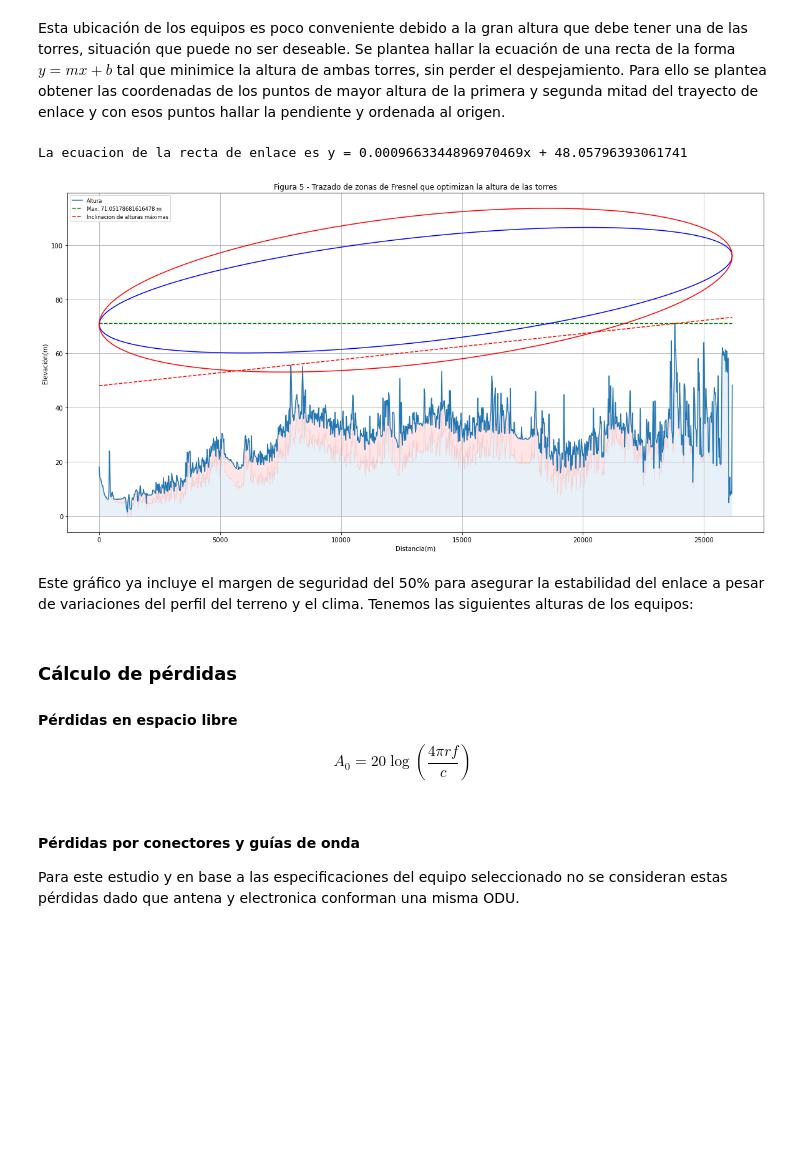
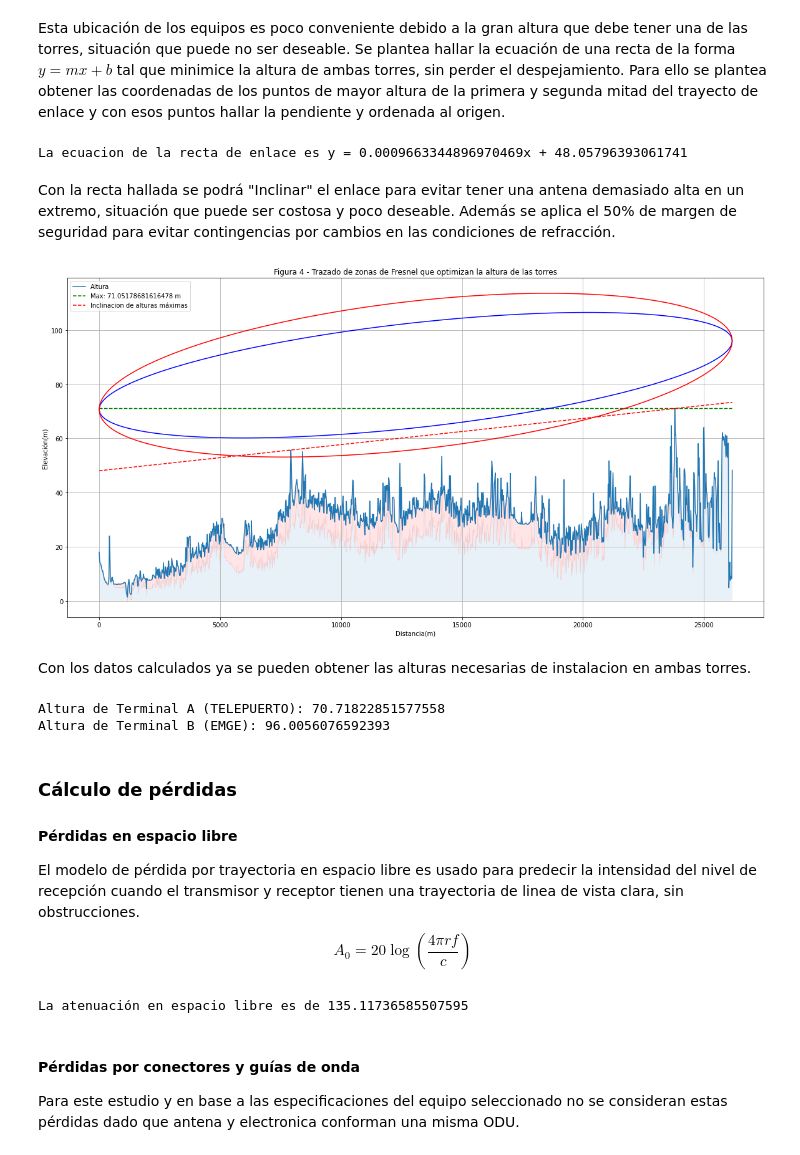
Before and after one commit to carlosmgc2003/calculo_enlace, a Jupyter notebook: tp_calculo_enlace.ipynb, the cells around one changed output. Drawn from its saved outputs; the diff is of its cells as text; code cells hidden in the pictures; blank space fills up the shorter version.

```diff
--- a/tp_calculo_enlace.ipynb
+++ b/tp_calculo_enlace.ipynb
@@ -241,62 +241,74 @@ Esta ubicación de los equipos es poco conveniente debido a la gran altura que d
 puede no ser deseable. Se plantea hallar la ecuación de una recta de la forma $ y = mx + b $ tal que minimice la altura de
 ambas torres, sin perder el despejamiento. Para ello se plantea obtener las coordenadas de los puntos de mayor altura de
  la primera y segunda mitad del trayecto de enlace y con esos puntos hallar la pendiente y ordenada al origen.
+# %%
+# Busqueda de la recta que optimice las alturas de las torres aplicandole inclinacion al enlace
+def hallar_recta(datos):
+    #Funcion que dado un datagrama con datos de altura devuelve los parametros de la recta de maximas alturas
+    alturas = np.array(datos['Z_equivalente'])
+    primer_mitad, segunda_mitad = np.array_split(alturas, 2)
+    y1 = primer_mitad.max()
+    y2 = segunda_mitad.max()
+    x1 = datos.loc[datos['Z_equivalente'] == y1, 'PROGRESIVA'].iloc[0]
+    x2 = datos.loc[datos['Z_equivalente'] == y2, 'PROGRESIVA'].iloc[0]
+    m = (y2 - y1)/(x2 - x1)
+    b = y1 - (m * x1)
+    return m,b,y1,y2
+m,b,y1,y2 = hallar_recta(datos)
+print(f'La ecuacion de la recta de enlace es y = {m}x + {b}')
+# %% [output]
+La ecuacion de la recta de enlace es y = 0.0009663344896970469x + 48.05796393061741
+# %% [markdown]
+Con la recta hallada se podrá "Inclinar" el enlace para evitar tener una antena demasiado alta en un extremo, situación
+que puede ser costosa y poco deseable. Además se aplica el 50% de margen de seguridad para evitar contingencias por cambios
+en las condiciones de refracción.
 # %%
-# Busqueda de la recta que optimice las alturas de las torres aplicandole inclinacion al enlace
-def hallar_recta(datos):
-    #Funcion que dado un datagrama con datos de altura devuelve los parametros de la recta de maximas alturas
-    alturas = np.array(datos['Z_equivalente'])
-    primer_mitad, segunda_mitad = np.array_split(alturas, 2)
-    y1 = primer_mitad.max()
-    y2 = segunda_mitad.max()
-    x1 = datos.loc[datos['Z_equivalente'] == y1, 'PROGRESIVA'].iloc[0]
-    x2 = datos.loc[datos['Z_equivalente'] == y2, 'PROGRESIVA'].iloc[0]
-    m = (y2 - y1)/(x2 - x1)
-    b = y1 - (m * x1)
-    return m,b,y1,y2
-m,b,y1,y2 = hallar_recta(datos)
-print(f'La ecuacion de la recta de enlace es y = {m}x + {b}')
-
 # Como ahora al inclinar el enlace se afecta el despejamiento en otro punto del mismo se debe calcular nuevamente
 despejamiento_segunda_zf = (datos.loc[datos['Z_equivalente'] == y1, 'segunda_zf_inf'].iloc[0] -
                             datos.loc[datos['Z_equivalente'] == y1, 'primera_zf_inf'].iloc[0]) * 0.7
 # Margen de seguridad del 50%
 despejamiento_segunda_zf -= despejamiento_segunda_zf * 0.5
 elevacion = abs(datos.loc[datos['Z_equivalente'] == y1, 'segunda_zf_inf'].iloc[0]  - despejamiento_segunda_zf)
 datos['linea_optima'] = m * datos['PROGRESIVA'] + b
+# Graficación del resultado
 fig = plt.figure(figsize=(20,10))
 plt.plot('PROGRESIVA','Z_equivalente', data=datos, label='Altura')
 plt.plot('PROGRESIVA',vector_max,'--g',label='Max: '+str(maxima_altura)+' m', data=datos)
 plt.plot('PROGRESIVA','linea_optima','--r',label='Inclinacion de alturas máximas', data=datos)
 plt.plot(datos['PROGRESIVA'], datos['primera_zf_sup'] + datos['linea_optima'] + elevacion, color='blue')
 plt.plot(datos['PROGRESIVA'], datos['primera_zf_inf'] + datos['linea_optima'] + elevacion, color='blue')
 plt.plot(datos['PROGRESIVA'], datos['segunda_zf_sup'] + datos['linea_optima'] + elevacion, color='red')
 plt.plot(datos['PROGRESIVA'], datos['segunda_zf_inf'] + datos['linea_optima'] + elevacion, color='red')
 plt.fill_between(datos['PROGRESIVA'],datos['Z'],alpha=0.1)
 plt.fill_between(datos['PROGRESIVA'],datos['Z'],datos['Z_equivalente'],alpha=0.1, color='red')
 plt.xlabel("Distancia(m)")
 plt.ylabel("Elevación(m)")
-plt.title("Figura 5 - Trazado de zonas de Fresnel que optimizan la altura de las torres")
+plt.title("Figura 4 - Trazado de zonas de Fresnel que optimizan la altura de las torres")
 plt.grid()
-plt.legend(fontsize='small')
+plt.legend()
 plt.show()
 # %% [output]
-La ecuacion de la recta de enlace es y = 0.0009663344896970469x + 48.05796393061741
-[figure, old version]
+[figure, new version]
-# %% [markdown]
-Este gráfico ya incluye el margen de seguridad del 50% para asegurar la estabilidad del enlace a pesar de variaciones
-del perfil del terreno y el clima. Tenemos las siguientes alturas de los equipos:
+# %% [markdown]
+Con los datos calculados ya se pueden obtener las alturas necesarias de instalacion en ambas torres.
 # %%
-print('Altura de Terminal A: {}'.format(datos['linea_optima'].iloc[0] + elevacion))
-print('Altura de Terminal B: {}'.format(datos['linea_optima'].iloc[-1] + elevacion))
+print('Altura de Terminal A (TELEPUERTO): {}'.format(datos['linea_optima'].iloc[0] + elevacion))
+print('Altura de Terminal B (EMGE): {}'.format(datos['linea_optima'].iloc[-1] + elevacion))
+# %% [output]
+Altura de Terminal A (TELEPUERTO): 70.71822851577558
+Altura de Terminal B (EMGE): 96.0056076592393
 # %% [markdown]
 ### Cálculo de pérdidas
 #### Pérdidas en espacio libre
-
+El modelo de pérdida por trayectoria en espacio libre es usado para predecir la intensidad del nivel de recepción cuando
+el transmisor y receptor tienen una trayectoria de linea de vista clara, sin obstrucciones.
 $$ A_0 = 20\log \left ( \frac{4 \pi r f}{c} \right ) $$
 # %%
-at_0 = 20 * np.log10((4 * np.pi * distancia_total * 5.3e9)/(3e8))
+# Calculo de la atenuación por espacio libre.
+at_0 = 20 * np.log10((4 * np.pi * distancia_total * fr)/(c))
 print("La atenuación en espacio libre es de {}".format(at_0))
+# %% [output]
+La atenuación en espacio libre es de 135.11736585507595
 # %% [markdown]
 #### Pérdidas por conectores y guías de onda
 Para este estudio y en base a las especificaciones del equipo seleccionado no se consideran estas pérdidas dado que
```
Also changed, not shown: parts of 8 cells of this notebook.
